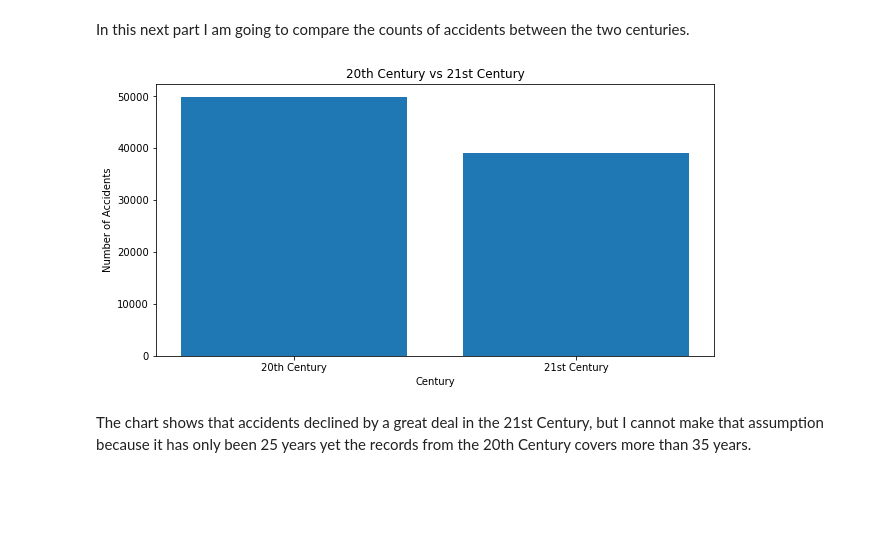
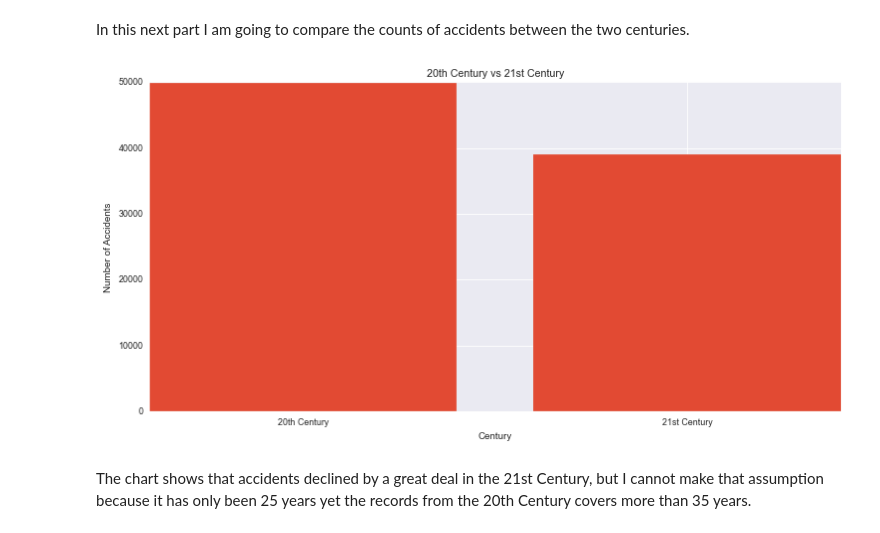
Before and after one commit to Assesa44/Phase1_project, a Jupyter notebook: notebook.ipynb, the cells around one changed output. Drawn from its saved outputs; the diff is of its cells as text; code cells hidden in the pictures; blank space fills up the shorter version.

```diff
--- a/notebook.ipynb
+++ b/notebook.ipynb
@@ -249,6 +249,7 @@ value_x = 'Top 15 Years'
 height = 'Number of Accidents'
 
 # Plotting the bar chart
+plt.style.use('fivethirtyeight')
 fig, ax = plt.subplots(figsize= (15, 6))
 
 ax.bar(top_15_years, top_15_counts)
@@ -317,26 +318,27 @@ In this next part I am going to compare the counts of accidents between the two
 # %%
 # Preparing my data before plotting
 count_1 = Twentieth_century['Investigation.Type'].value_counts().sum()
 count_2 = Twenty1_century['Investigation.Type'].value_counts().sum()
 
 
 x = ['20th Century', '21st Century']
 height = [count_1, count_2]
 
 # titles and labels
 Title = '20th Century vs 21st Century'
 x_label = 'Century'
 y_label = "Number of Accidents"
 
 # Plotting a bar chart
+plt.style.use('seaborn-paper')
 fig, ax = plt.subplots(figsize= (10,5))
 
 ax.bar(x, height)
 ax.set_title(Title)
 ax.set_xlabel(x_label)
 ax.set_ylabel(y_label);
 # %% [output]
-[figure, old version]
+[figure, new version]
 # %% [markdown]
 The chart shows that accidents declined by a great deal in the 21st Century, but I cannot make that assumption because it has only been 25 years yet the records from the 20th Century covers more than 35 years.
 # %% [markdown]
```
Also changed, not shown: parts of 11 cells of this notebook.
